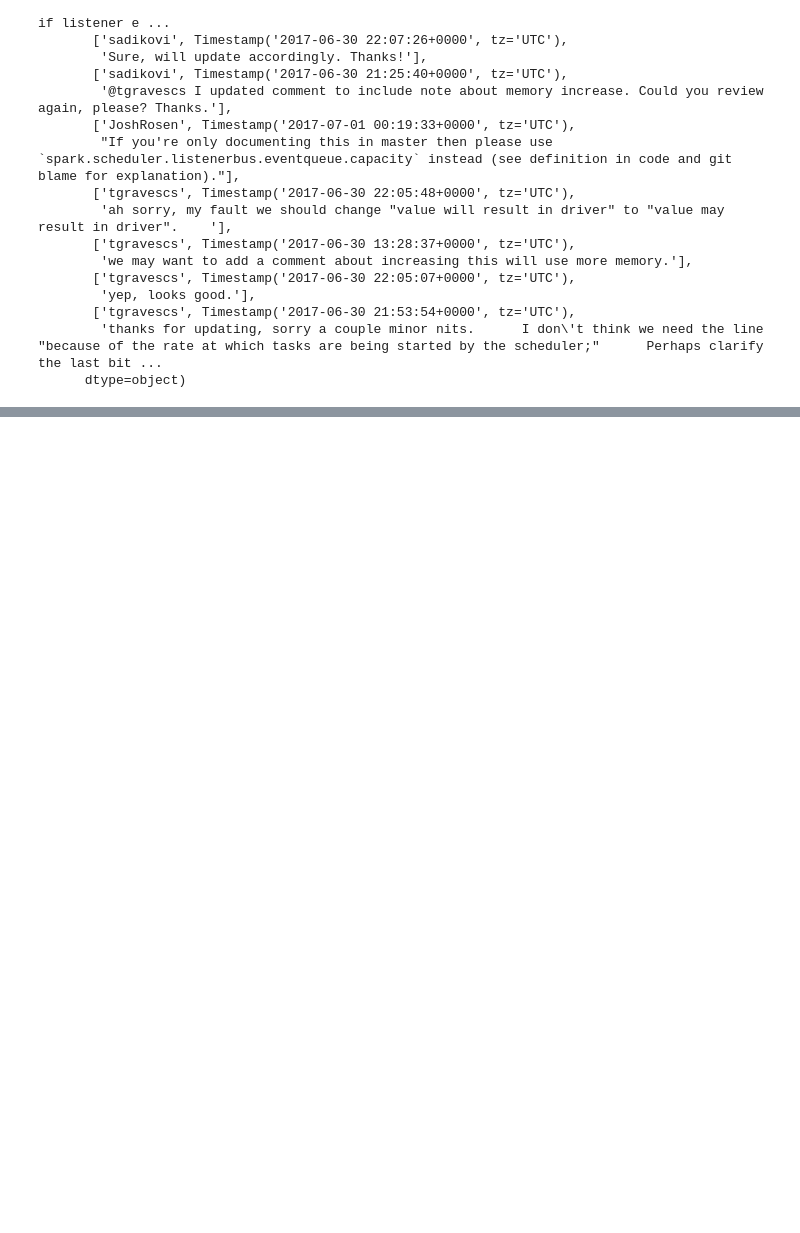
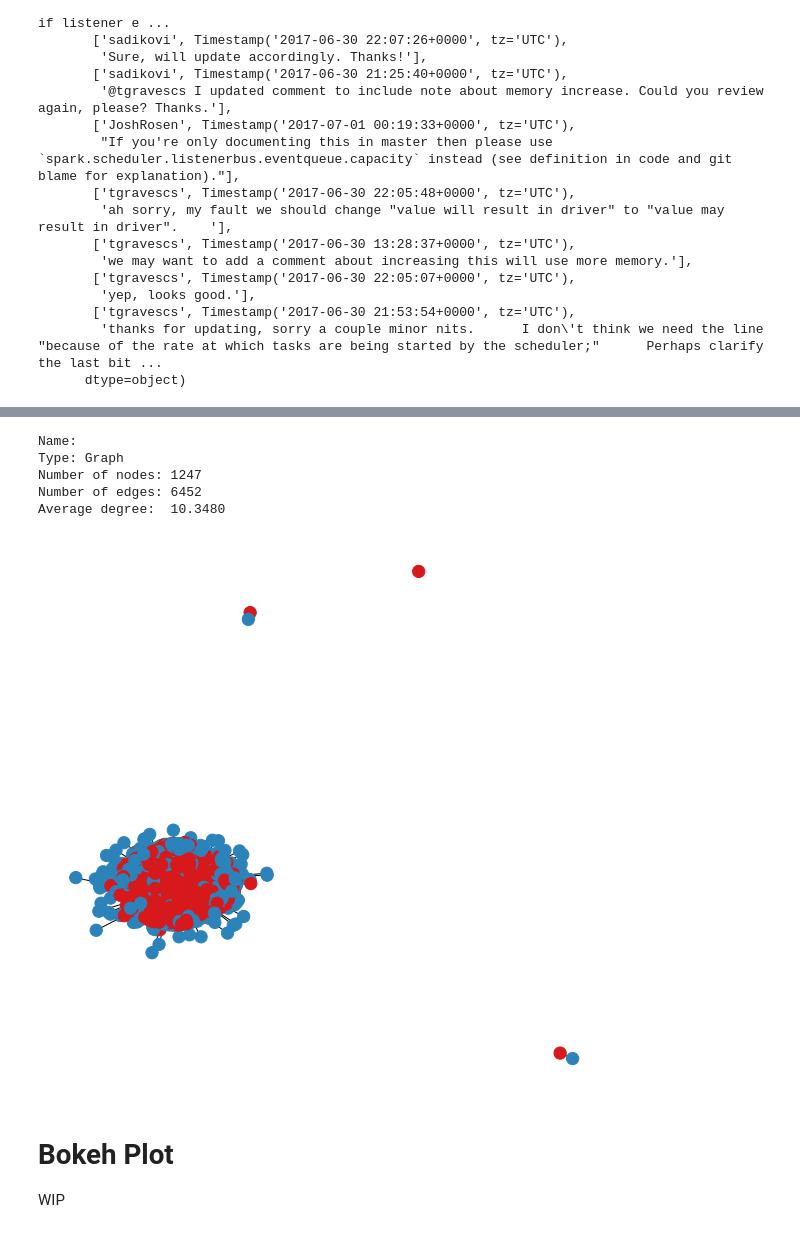
Before and after one commit to qwiksilva/cs224w-github-rec, a Jupyter notebook: Github_Rec_FullData_GraphBuilder.ipynb, the cells around one changed output, grey strips where cells are left out. Drawn from its saved outputs; the diff is of its cells as text; code cells hidden in the pictures; blank space fills up the shorter version.

Commit message:
Finish basic graph with vanilla edges

```diff
--- a/Github_Rec_FullData_GraphBuilder.ipynb
+++ b/Github_Rec_FullData_GraphBuilder.ipynb
@@ -212,0 +200,6 @@ memory usage: 25.9+ MB
+# %%
+selected = ['pr_id', 'github_pr_id', 'commenter_id', 'commenter_username',
+            'commenter_follower_count', 'commenter_total_github_commit_count', 'commenter_base_repo_commit_count',
+            'comment_created_at', 'comment_body',
+            'head_commit_author_id', 'head_commit_author_username', 'head_commit_committer_id', 'head_commit_committer_username'] # author == committer
+core_df = pr_comments_spark.loc[:, selected]
@@ -212,0 +267,23 @@ memory usage: 25.9+ MB
+# %%
+def build_gh_rec_graph(data):
+    pr_id_list = data.pr_id.value_counts().index.values
+    graph = nx.Graph()
+    for pr_id in tqdm_notebook(pr_id_list):
+        pr_owner_set, reviewer_set = extract_node_ids(pr_id, data)
+        # Add Owner node
+        for pr_owner_id in pr_owner_set:
+            pr_owner_metadata = extract_metadata(pr_owner_id, pr_id, data)
+            graph.add_node(pr_owner_id, color=Spectral4[-1], **pr_owner_metadata) # Add metadata for PR owner, color: red
+        # Add Reviewer node
+        for reviewer_id in reviewer_set:
+            reviewer_metadata = extract_metadata(reviewer_id, pr_id, data)
+            graph.add_node(reviewer_id, color=Spectral4[0], **reviewer_metadata) # Add metadata for each Reviewer, color: red
+            graph.add_edge(pr_owner_id, reviewer_id) # TODO: add info to edges
+    return graph
+
+def sanity_check(graph, data):
+    num_commenters = len(set(data.commenter_id.values))
+    # Add check for edges here (multiple comments across PRs)
+    assert graph.number_of_nodes == num_commenters
+# %%
+basic_gh_graph = build_gh_rec_graph(core_df)
@@ -212,0 +292,24 @@ memory usage: 25.9+ MB
+# %%
+print(nx.info(basic_gh_graph))
+# %% [output]
+Name:
+Type: Graph
+Number of nodes: 1247
+Number of edges: 6452
+Average degree:  10.3480
+# %%
+fig, ax = plt.subplots(1, 1, figsize=(10, 10))
+options = {
+    'node_size': 150,
+    'node_color': list(nx.get_node_attributes(basic_gh_graph, 'color').values()),
+    'labels': nx.get_node_attributes(graph, 'commenter_username'),
+    'alpha': 1,
+    'fontweight': 'bold',
+}
+nx.draw(basic_gh_graph, ax=ax, with_labels=False, **options)
+# %% [output]
+[figure, added]
+# %% [markdown]
+# Bokeh Plot
+
+WIP
```
Also changed, not shown: parts of 14 cells of this notebook.
